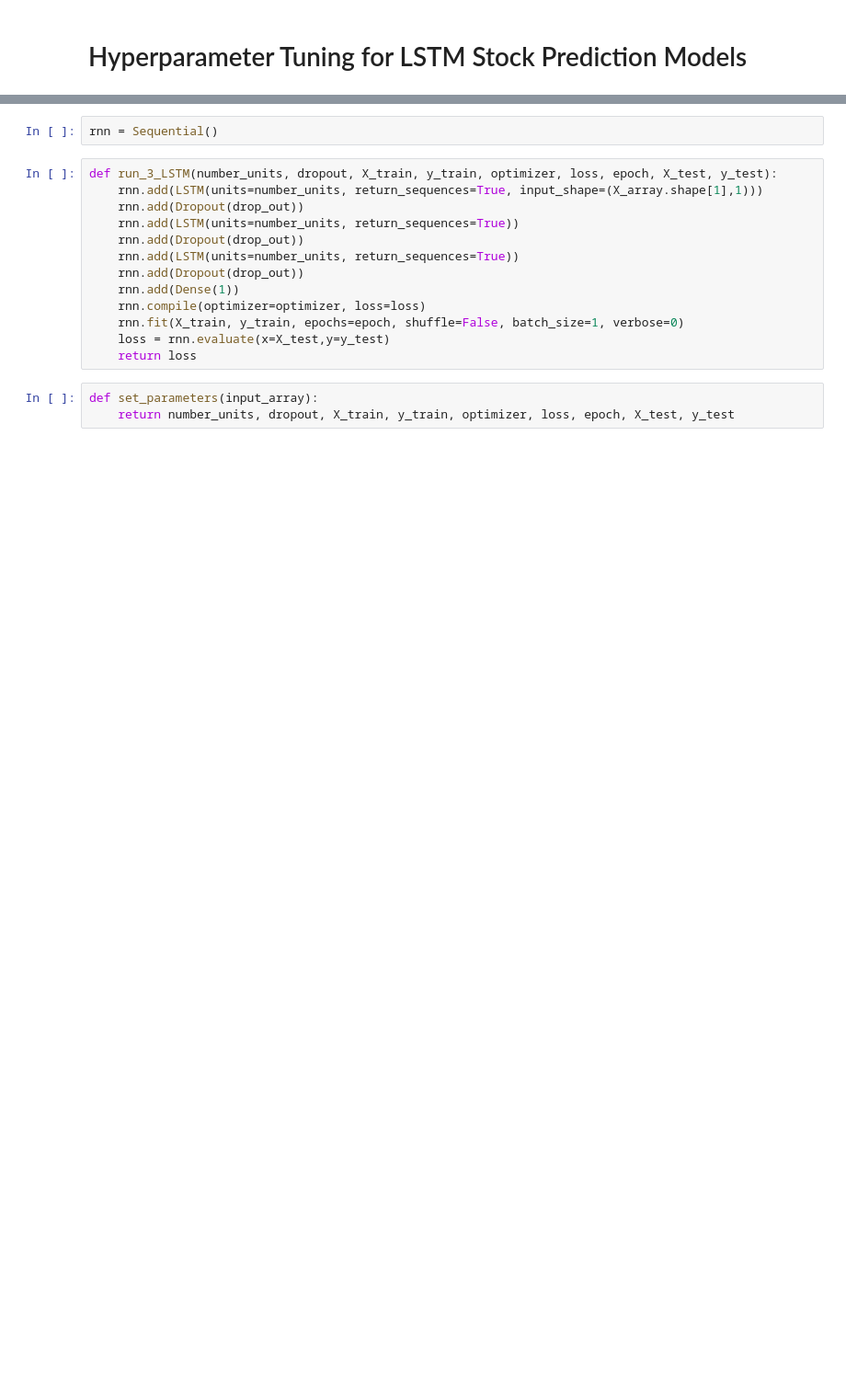
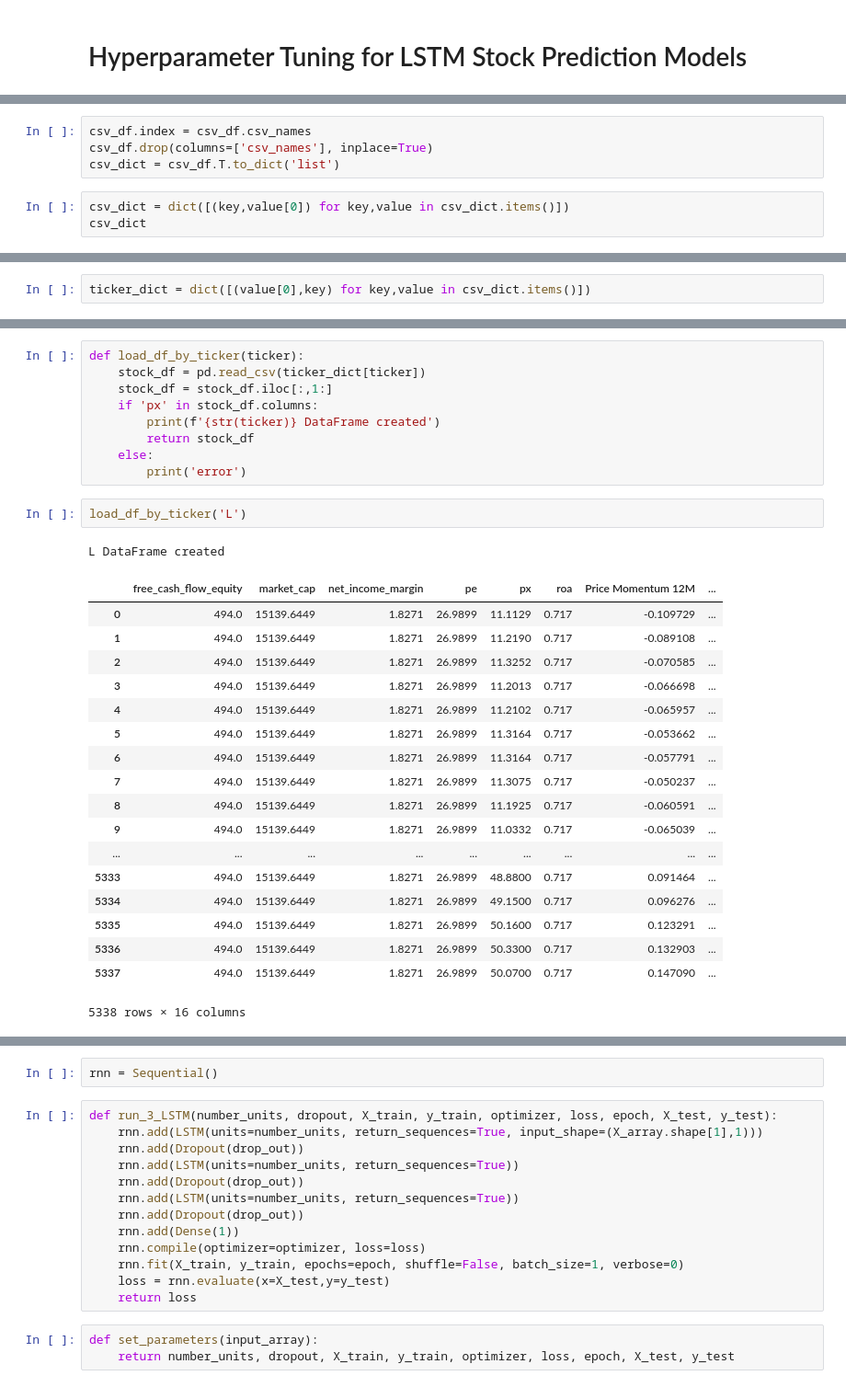
Before and after one commit to ekuo651/Machine-Learning-for-Stock-Selection, a Jupyter notebook: Emmy-hyperparameter-tuning.ipynb, the cells around one changed output, grey strips where cells are left out. Shown at 92% size. Saved outputs shown, nothing was run; the diff lists cells and outputs as text; blank space fills up the shorter version.

Commit message:
added functions to load dataframe by ticker and list index

```diff
--- a/Emmy-hyperparameter-tuning.ipynb
+++ b/Emmy-hyperparameter-tuning.ipynb
@@ -13,0 +50,7 @@ df.head()
+# %%
+csv_df.index = csv_df.csv_names
+csv_df.drop(columns=['csv_names'], inplace=True)
+csv_dict = csv_df.T.to_dict('list')
+# %%
+csv_dict = dict([(key,value[0]) for key,value in csv_dict.items()])
+csv_dict
@@ -13,0 +81,2 @@ df.head()
+# %%
+ticker_dict = dict([(value[0],key) for key,value in csv_dict.items()])
@@ -13,0 +103,31 @@ df.head()
+# %%
+def load_df_by_ticker(ticker):
+    stock_df = pd.read_csv(ticker_dict[ticker])
+    stock_df = stock_df.iloc[:,1:]
+    if 'px' in stock_df.columns:
+        print(f'{str(ticker)} DataFrame created')
+        return stock_df
+    else:
+        print('error')
+# %%
+load_df_by_ticker('L')
+# %% [output]
+L DataFrame created
+|  | free_cash_flow_equity | market_cap | net_income_margin | pe | px | roa | Price Momentum 12M | ... |
+| 0 | 494.0 | 15139.6449 | 1.8271 | 26.9899 | 11.1129 | 0.717 | -0.109729 | ... |
+| 1 | 494.0 | 15139.6449 | 1.8271 | 26.9899 | 11.2190 | 0.717 | -0.089108 | ... |
+| 2 | 494.0 | 15139.6449 | 1.8271 | 26.9899 | 11.3252 | 0.717 | -0.070585 | ... |
+| 3 | 494.0 | 15139.6449 | 1.8271 | 26.9899 | 11.2013 | 0.717 | -0.066698 | ... |
+| 4 | 494.0 | 15139.6449 | 1.8271 | 26.9899 | 11.2102 | 0.717 | -0.065957 | ... |
+| 5 | 494.0 | 15139.6449 | 1.8271 | 26.9899 | 11.3164 | 0.717 | -0.053662 | ... |
+| 6 | 494.0 | 15139.6449 | 1.8271 | 26.9899 | 11.3164 | 0.717 | -0.057791 | ... |
+| 7 | 494.0 | 15139.6449 | 1.8271 | 26.9899 | 11.3075 | 0.717 | -0.050237 | ... |
+| 8 | 494.0 | 15139.6449 | 1.8271 | 26.9899 | 11.1925 | 0.717 | -0.060591 | ... |
+| 9 | 494.0 | 15139.6449 | 1.8271 | 26.9899 | 11.0332 | 0.717 | -0.065039 | ... |
+| ... | ... | ... | ... | ... | ... | ... | ... | ... |
+| 5333 | 494.0 | 15139.6449 | 1.8271 | 26.9899 | 48.8800 | 0.717 | 0.091464 | ... |
+| 5334 | 494.0 | 15139.6449 | 1.8271 | 26.9899 | 49.1500 | 0.717 | 0.096276 | ... |
+| 5335 | 494.0 | 15139.6449 | 1.8271 | 26.9899 | 50.1600 | 0.717 | 0.123291 | ... |
+| 5336 | 494.0 | 15139.6449 | 1.8271 | 26.9899 | 50.3300 | 0.717 | 0.132903 | ... |
+| 5337 | 494.0 | 15139.6449 | 1.8271 | 26.9899 | 50.0700 | 0.717 | 0.147090 | ... |
+5338 rows × 16 columns
```
Also changed, not shown: parts of 11 cells of this notebook.
